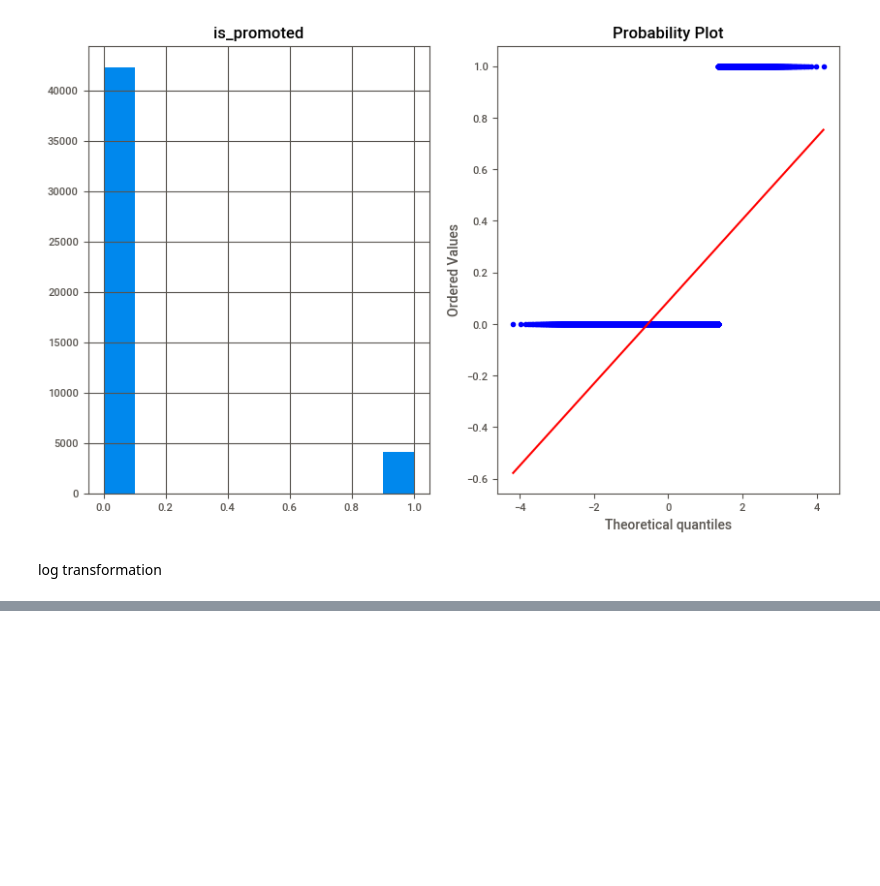
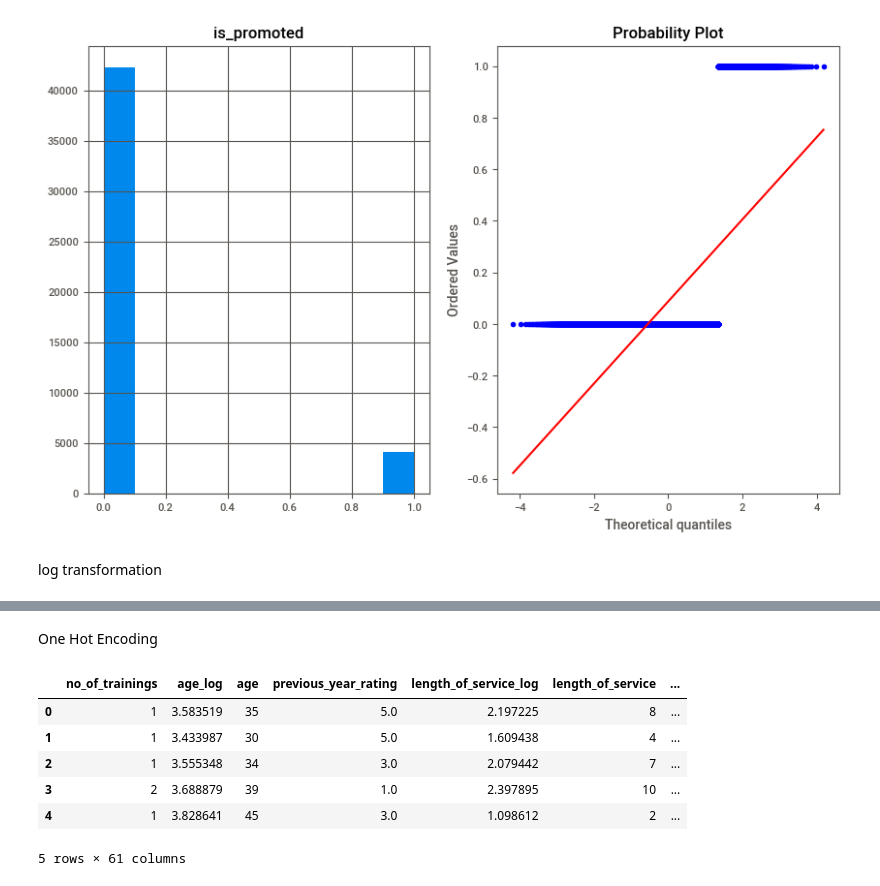
Before and after one commit to ShoaibHoque/Employee_Promotion_using_AutoML, a Jupyter notebook: Employee_Promotion_prediction.ipynb, the cells around one changed output, grey strips where cells are left out. Cells and saved outputs as stored; diff of their text form; code cells hidden in the pictures; blank space fills up the shorter version.

```diff
--- a/Employee_Promotion_prediction.ipynb
+++ b/Employee_Promotion_prediction.ipynb
@@ -217,0 +262,13 @@ log transformation
+# %% [markdown]
+One Hot Encoding
+# %%
+data_encoded = pd.get_dummies(data)
+data_encoded.head()
+# %% [output]
+|  | no_of_trainings | age_log | age | previous_year_rating | length_of_service_log | length_of_service | ... |
+| 0 | 1 | 3.583519 | 35 | 5.0 | 2.197225 | 8 | ... |
+| 1 | 1 | 3.433987 | 30 | 5.0 | 1.609438 | 4 | ... |
+| 2 | 1 | 3.555348 | 34 | 3.0 | 2.079442 | 7 | ... |
+| 3 | 2 | 3.688879 | 39 | 1.0 | 2.397895 | 10 | ... |
+| 4 | 1 | 3.828641 | 45 | 3.0 | 1.098612 | 2 | ... |
+5 rows × 61 columns
```
Also changed, not shown: parts of 19 cells of this notebook.
